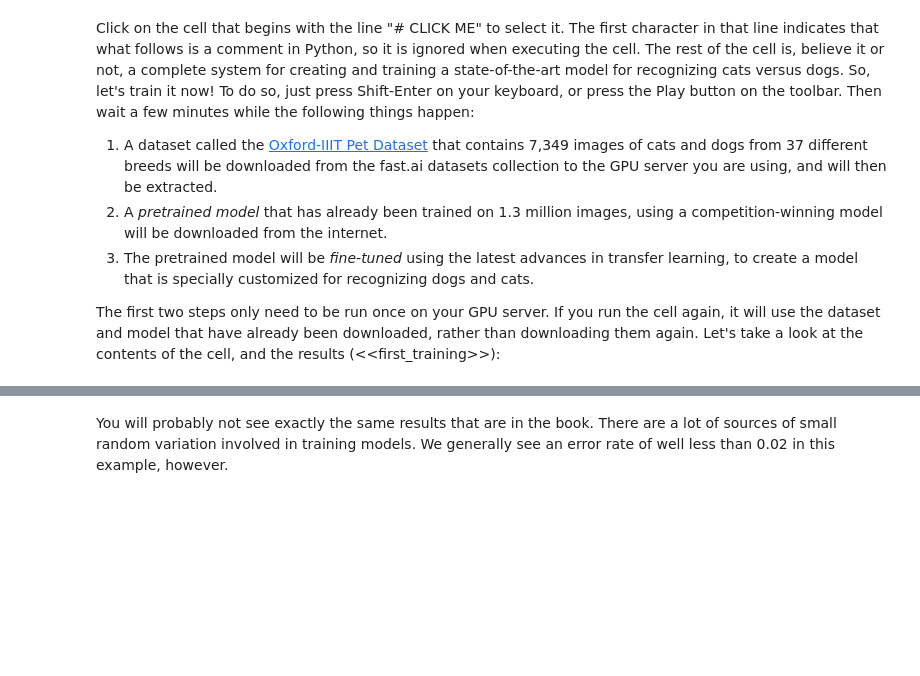
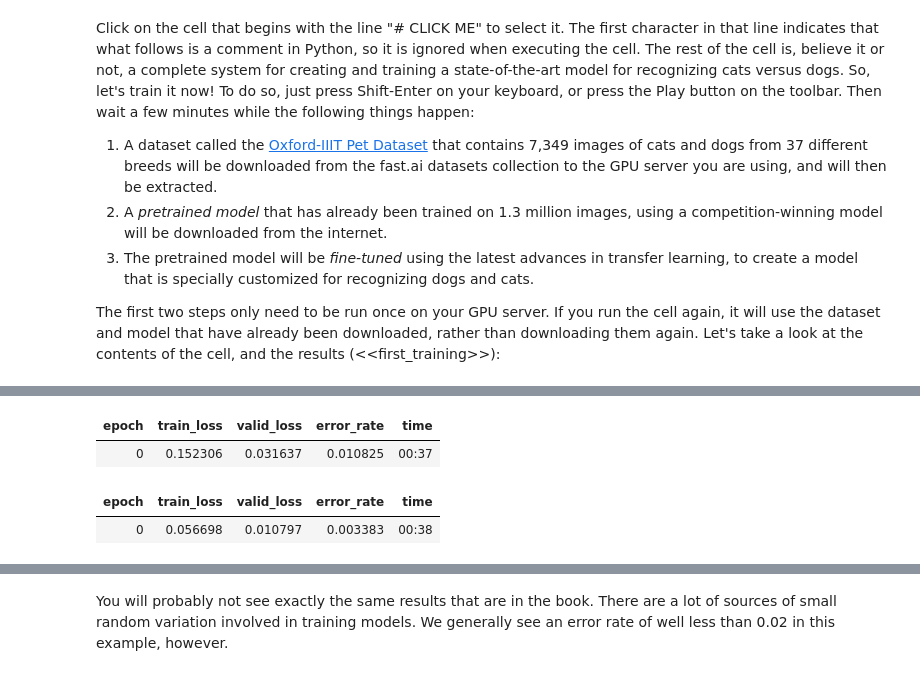
Before and after one commit to beginnerbunny/fastbook, a Jupyter notebook: 01_intro.ipynb, the cells around one changed output, grey strips where cells are left out. Cells and saved outputs as stored; diff of their text form; code cells hidden in the pictures; blank space fills up the shorter version.

```diff
--- a/01_intro.ipynb
+++ b/01_intro.ipynb
@@ -247,0 +271,6 @@ Downloading: "https://download.pytorch.org/models/resnet34-b627a593.pth" to /roo
+# %%
+# Running this with resnet18
+
+learn2 = vision_learner(dls, resnet18, metrics=error_rate)
+learn2.fine_tune(1)
+# %% [output]
@@ -248 +278,5 @@ Downloading: "https://download.pytorch.org/models/resnet34-b627a593.pth" to /roo
+| epoch | train_loss | valid_loss | error_rate | time |
+| 0 | 0.152306 | 0.031637 | 0.010825 | 00:37 |
+| epoch | train_loss | valid_loss | error_rate | time |
+| 0 | 0.056698 | 0.010797 | 0.003383 | 00:38 |
 # %%
```
Also changed, not shown: parts of 9 cells of this notebook.
